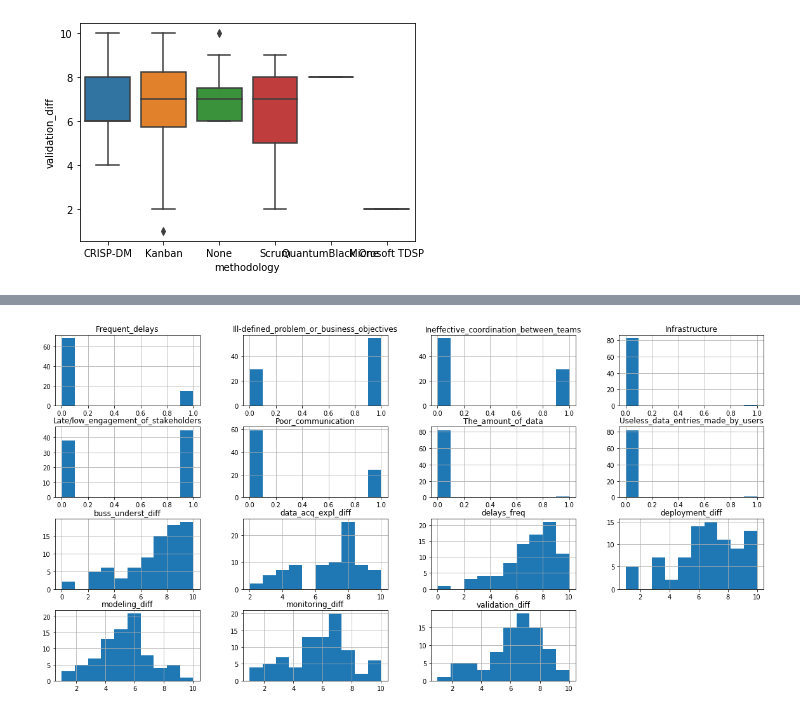
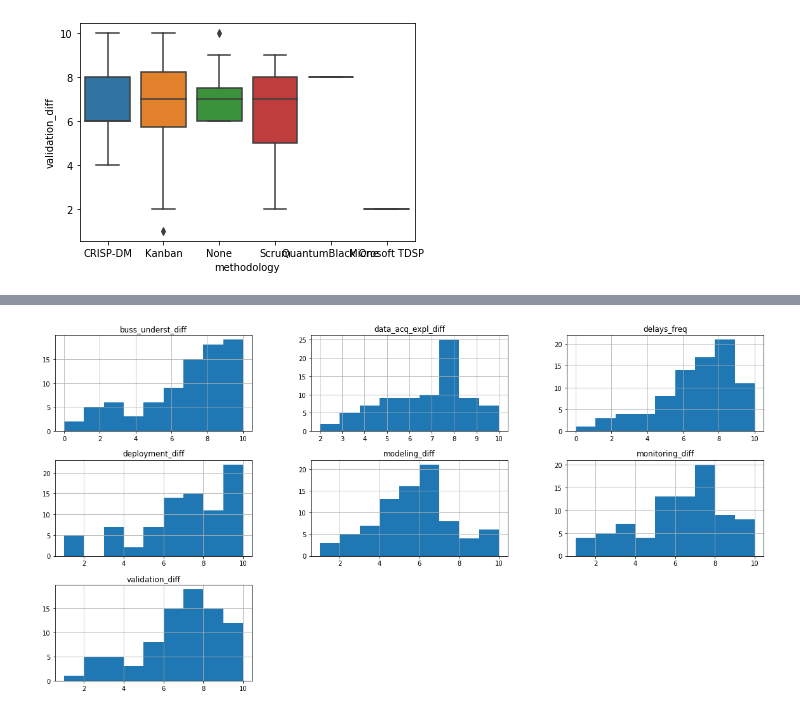
Before and after one commit to welberthdouglas/DS_projects_survey, a Jupyter notebook: EDA_survey.ipynb, the cells around one changed output, grey strips where cells are left out. Saved outputs shown, nothing was run; the diff lists cells and outputs as text; code cells hidden in the pictures.

```diff
--- a/EDA_survey.ipynb
+++ b/EDA_survey.ipynb
@@ -166,4 +211,4 @@ sns.boxplot( orient="h", data=data)
 # %%
-data.hist(figsize=(20,10));
+data.iloc[:,:7].hist(figsize=(20,10),bins=9);
 # %% [output]
-[figure, old version]
+[figure, new version]
```
Also changed, not shown: parts of 18 cells of this notebook, 1 other file.
